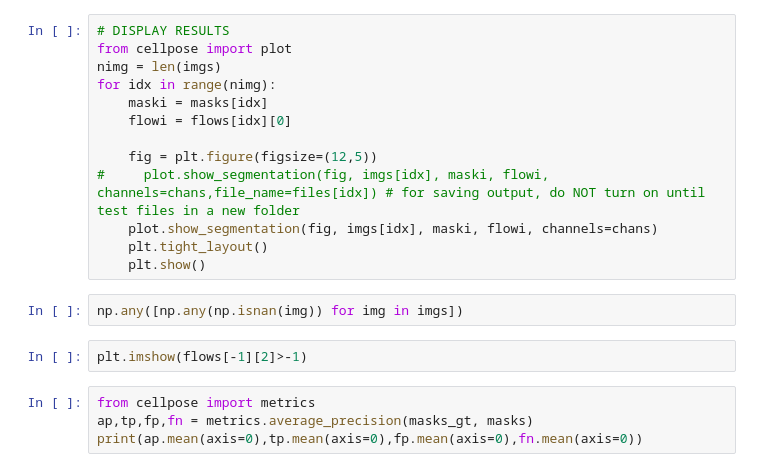
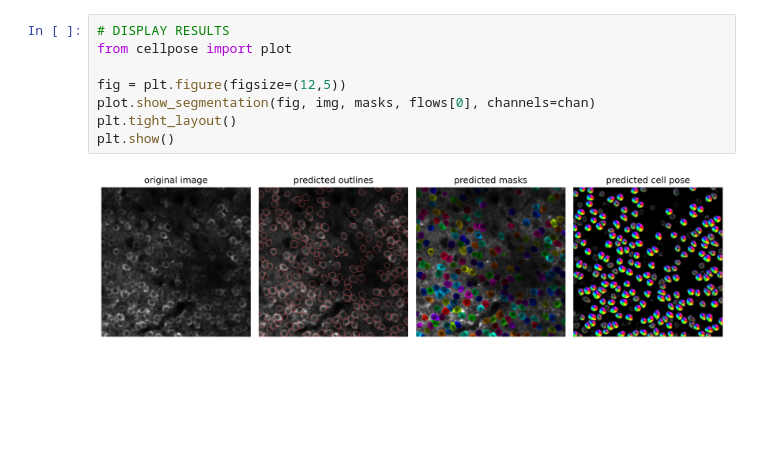
Before and after one commit to MouseLand/cellpose, a Jupyter notebook: notebooks/run_cellpose.ipynb, the cells around one changed output. Drawn from its saved outputs; the diff is of its cells as text; blank space fills up the shorter version.

```diff
--- a/notebooks/run_cellpose.ipynb
+++ b/notebooks/run_cellpose.ipynb
@@ -768,21 +95,10 @@ diameters,sizediams = sizemodel.eval(imgs=imgs,channels=[0,0])
 # %%
 # DISPLAY RESULTS
 from cellpose import plot
-nimg = len(imgs)
-for idx in range(nimg):
-    maski = masks[idx]
-    flowi = flows[idx][0]
 
-    fig = plt.figure(figsize=(12,5))
-#     plot.show_segmentation(fig, imgs[idx], maski, flowi, channels=chans,file_name=files[idx]) # for saving output, do NOT turn on until test files in a new folder
-    plot.show_segmentation(fig, imgs[idx], maski, flowi, channels=chans)
-    plt.tight_layout()
-    plt.show()
+fig = plt.figure(figsize=(12,5))
+plot.show_segmentation(fig, img, masks, flows[0], channels=chan)
+plt.tight_layout()
+plt.show()
+# %% [output]
+[figure, added]
-# %%
-np.any([np.any(np.isnan(img)) for img in imgs])
-# %%
-plt.imshow(flows[-1][2]>-1)
-# %%
-from cellpose import metrics
-ap,tp,fp,fn = metrics.average_precision(masks_gt, masks)
-print(ap.mean(axis=0),tp.mean(axis=0),fp.mean(axis=0),fn.mean(axis=0))
```
Also changed, not shown: parts of 55 cells of this notebook, 2 other files.
